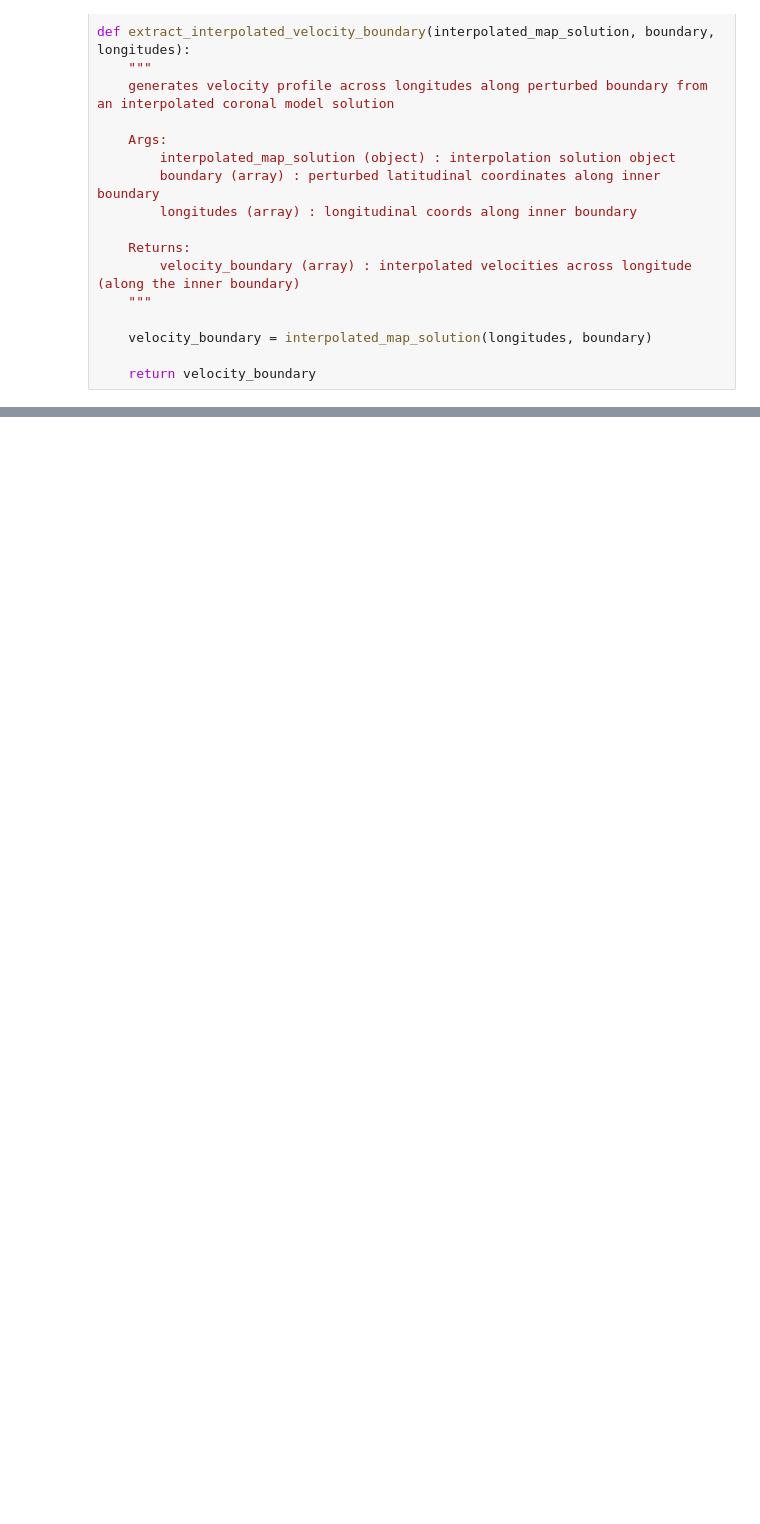
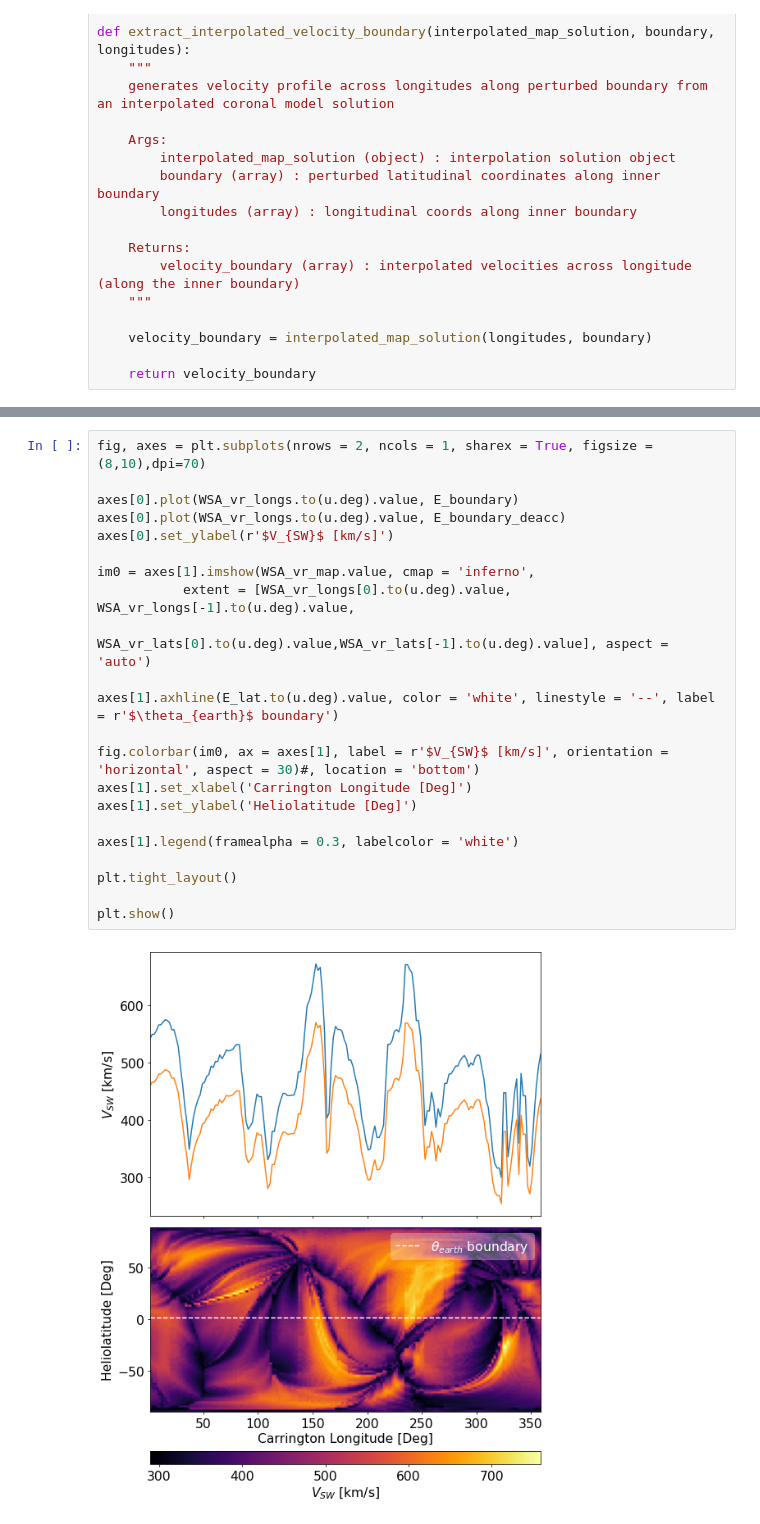
Before and after one commit to NathanielInatimi/WSA_calibration, a Jupyter notebook: code/WSA_deacceleration.ipynb, the cells around one changed output, grey strips where cells are left out. Drawn from its saved outputs; the diff is of its cells as text; blank space fills up the shorter version.

```diff
--- a/code/WSA_deacceleration.ipynb
+++ b/code/WSA_deacceleration.ipynb
@@ -177,0 +270,24 @@ def extract_interpolated_velocity_boundary(interpolated_map_solution, boundary,
+# %%
+fig, axes = plt.subplots(nrows = 2, ncols = 1, sharex = True, figsize = (8,10),dpi=70)
+
+axes[0].plot(WSA_vr_longs.to(u.deg).value, E_boundary)
+axes[0].plot(WSA_vr_longs.to(u.deg).value, E_boundary_deacc)
+axes[0].set_ylabel(r'$V_{SW}$ [km/s]')
+
+im0 = axes[1].imshow(WSA_vr_map.value, cmap = 'inferno',
+           extent = [WSA_vr_longs[0].to(u.deg).value, WSA_vr_longs[-1].to(u.deg).value,
+                     WSA_vr_lats[0].to(u.deg).value,WSA_vr_lats[-1].to(u.deg).value], aspect = 'auto')
+
+axes[1].axhline(E_lat.to(u.deg).value, color = 'white', linestyle = '--', label = r'$\theta_{earth}$ boundary')
+
+fig.colorbar(im0, ax = axes[1], label = r'$V_{SW}$ [km/s]', orientation = 'horizontal', aspect = 30)#, location = 'bottom')
+axes[1].set_xlabel('Carrington Longitude [Deg]')
+axes[1].set_ylabel('Heliolatitude [Deg]')
+
+axes[1].legend(framealpha = 0.3, labelcolor = 'white')
+
+plt.tight_layout()
+
+plt.show()
+# %% [output]
+[figure, added]
```
Also changed, not shown: parts of 7 cells of this notebook, 2 other files.
